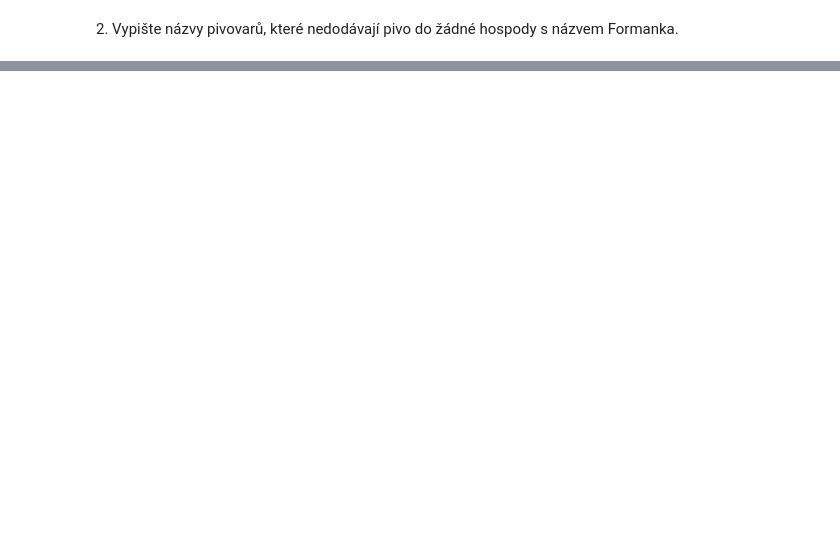
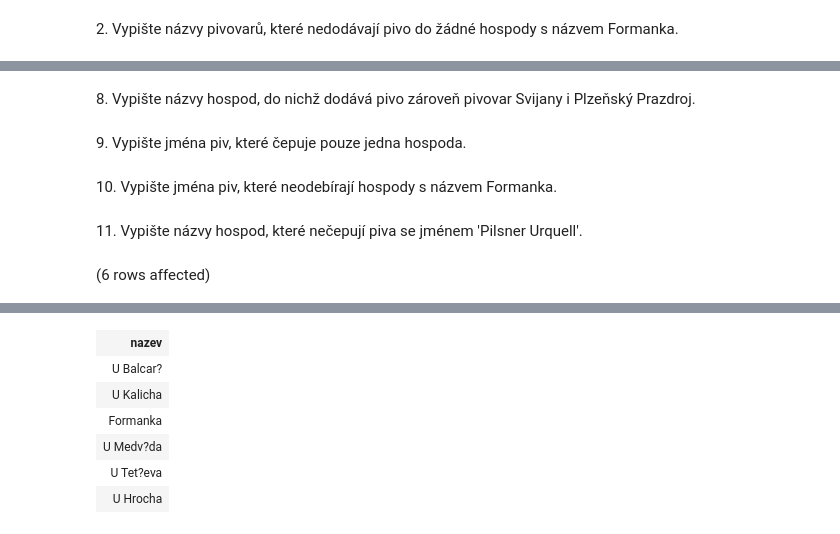
Before and after one commit to TUL-IT-2020/RDB-Rizeni_databazi, a Jupyter notebook: cviceni/pivovary/Pivo.ipynb, the cells around one changed output, grey strips where cells are left out. Saved outputs shown, nothing was run; the diff lists cells and outputs as text; code cells hidden in the pictures; blank space fills up the shorter version.

```diff
--- a/cviceni/pivovary/Pivo.ipynb
+++ b/cviceni/pivovary/Pivo.ipynb
@@ -153,0 +217,16 @@ Total execution time: 00:00:00.014
+# %% [markdown]
+8\. Vypište názvy hospod, do nichž dodává pivo zároveň pivovar Svijany i Plzeňský Prazdroj.
+# %% [markdown]
+9\. Vypište jména piv, které čepuje pouze jedna hospoda.
+# %% [markdown]
+10\. Vypište jména piv, které neodebírají hospody s názvem Formanka.
+# %% [markdown]
+11\. Vypište názvy hospod, které nečepují piva se jménem 'Pilsner Urquell'.
+# %%
+SELECT nazev FROM Hospoda H
+WHERE H.id_hospoda NOT IN (
+    SELECT id_hospoda FROM Odebira JOIN Pivo ON (Odebira.id_pivo = Pivo.id_pivo)
+    WHERE Pivo.jmeno = 'Pilsner Urquell'
+)
+# %% [output]
+(6 rows affected)
@@ -153,0 +234,7 @@ Total execution time: 00:00:00.014
+| nazev |
+| U Balcar? |
+| U Kalicha |
+| Formanka |
+| U Medv?da |
+| U Tet?eva |
+| U Hrocha |
```
Also changed, not shown: parts of 31 cells of this notebook, 3 other files.
